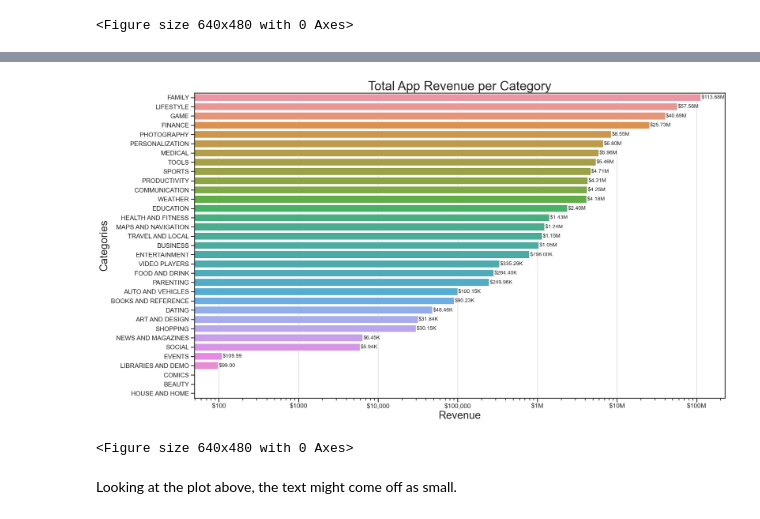
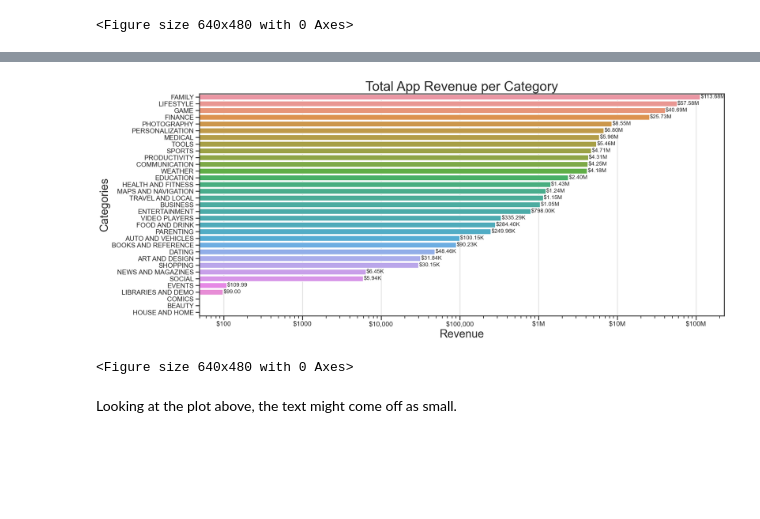
Before and after one commit to shalabajza/Develhope_Project_v2_team-2, a Jupyter notebook: Week 3/Week_3_Task_1_Danilo.ipynb, the cells around one changed output, grey strips where cells are left out. Cells and saved outputs as stored; diff of their text form; code cells hidden in the pictures; blank space fills up the shorter version.

```diff
--- a/Week 3/Week_3_Task_1_Danilo.ipynb
+++ b/Week 3/Week_3_Task_1_Danilo.ipynb
@@ -114,31 +114,31 @@ plt.clf()
 <Figure size 640x480 with 0 Axes>
 # %%
 sns.set_style("ticks")
-plt.figure(figsize=(17,13))
+plt.figure(figsize=(16,9))
 plt.subplots_adjust(right=1.15)
 sns.barplot(x="Revenue", y="Category", data=revenue_plot, orient='horizontal')
 sns.set_context("talk", font_scale=0.7)
 plt.title("Total App Revenue per Category", fontsize=30)
 plt.ylabel("Categories", fontsize=25)
 plt.xlabel("Revenue", fontsize=25)
 plt.xscale("log")
 
 xticks = [100, 1000, 10000, 100000, 1000000, 10000000, 100000000]
 xticklabels = ['$100', '$1000','$10,000','$100,000','$1M','$10M','$100M']
 plt.xticks(xticks, xticklabels, fontsize = 15)
 plt.yticks(fontsize=15)
 
 # labels to the right of each bar
 for i, val in enumerate(revenue_plot["Revenue"].values):
    plt.annotate(shorten_number_dollar(val), xy=(val, i), xytext=(val*1.01, i), va='center')
 
 plt.grid(color = 'black', alpha=0.1, linewidth = 2, axis='x')
 plt.show()
 plt.clf()
 
 ## First version, seems nice, though the value text might be a bit too unreadable
 # %% [output]
-[figure, old version]
+[figure, new version]
 <Figure size 640x480 with 0 Axes>
 # %% [markdown]
 Looking at the plot above, the text might come off as small.
```
Also changed, not shown: parts of 5 cells of this notebook.
